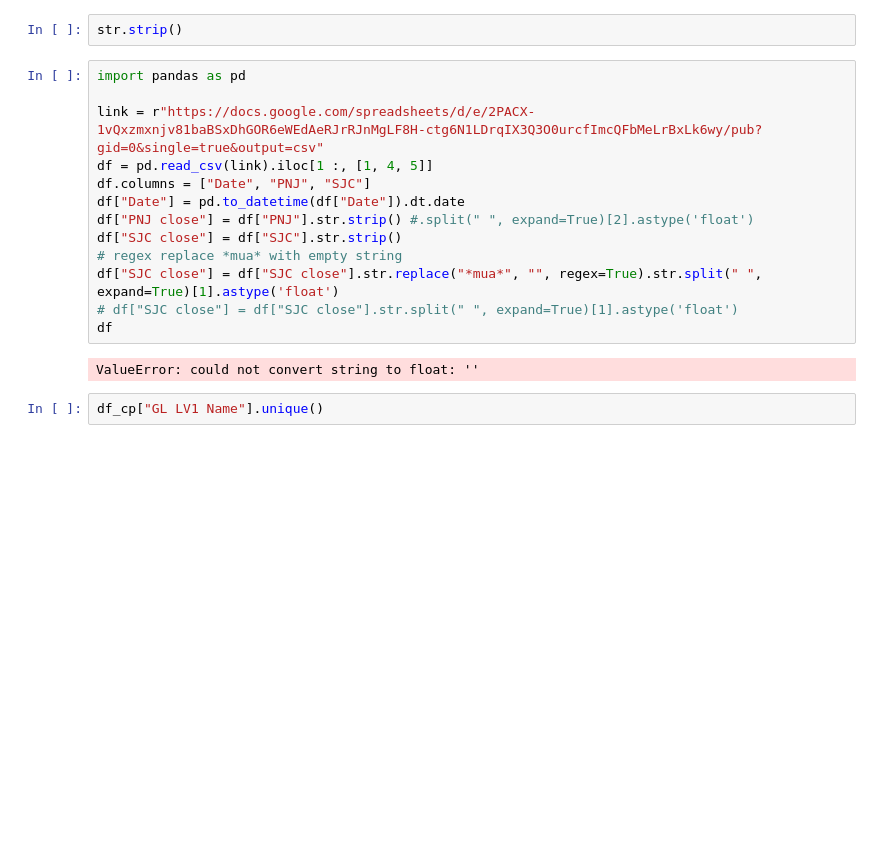
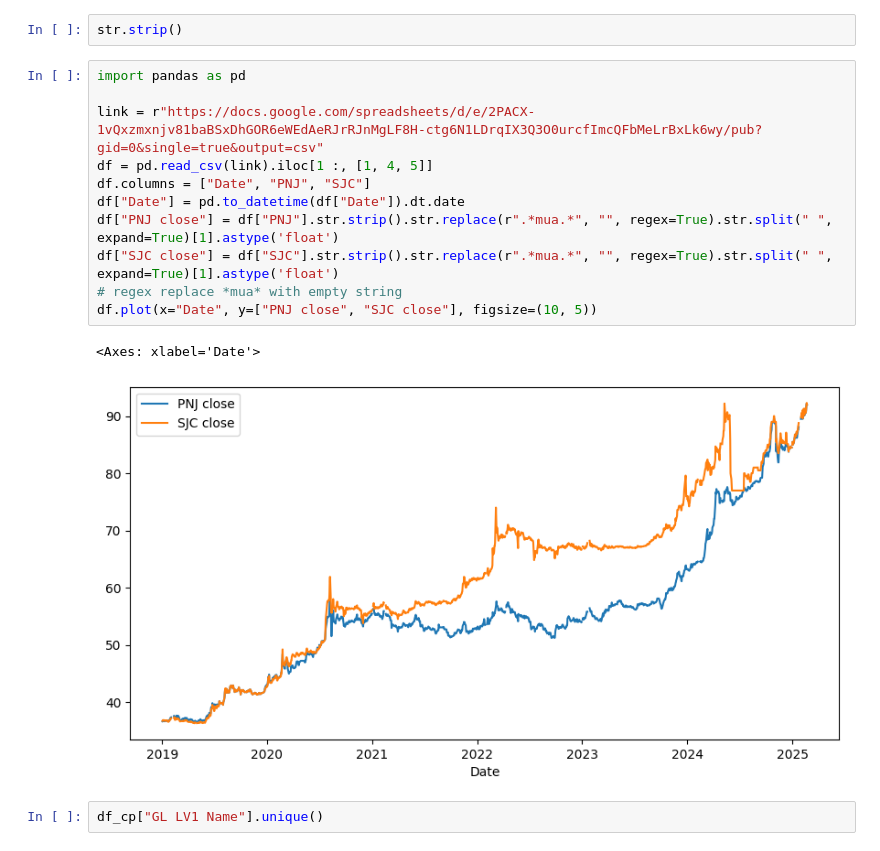
Before and after one commit to Huynh-Tr/report, a Jupyter notebook: dthu.ipynb, the cells around one changed output. Cells and saved outputs as stored; diff of their text form; blank space fills up the shorter version.

```diff
--- a/dthu.ipynb
+++ b/dthu.ipynb
@@ -413,18 +491,17 @@ str.strip()
 # %%
 import pandas as pd
 
 link = r"https://docs.google.com/spreadsheets/d/e/2PACX-1vQxzmxnjv81baBSxDhGOR6eWEdAeRJrRJnMgLF8H-ctg6N1LDrqIX3Q3O0urcfImcQFbMeLrBxLk6wy/pub?gid=0&single=true&output=csv"
 df = pd.read_csv(link).iloc[1 :, [1, 4, 5]]
 df.columns = ["Date", "PNJ", "SJC"]
 df["Date"] = pd.to_datetime(df["Date"]).dt.date
-df["PNJ close"] = df["PNJ"].str.strip() #.split(" ", expand=True)[2].astype('float')
-df["SJC close"] = df["SJC"].str.strip()
+df["PNJ close"] = df["PNJ"].str.strip().str.replace(r".*mua.*", "", regex=True).str.split(" ", expand=True)[1].astype('float')
+df["SJC close"] = df["SJC"].str.strip().str.replace(r".*mua.*", "", regex=True).str.split(" ", expand=True)[1].astype('float')
 # regex replace *mua* with empty string
-df["SJC close"] = df["SJC close"].str.replace("*mua*", "", regex=True).str.split(" ", expand=True)[1].astype('float')
-# df["SJC close"] = df["SJC close"].str.split(" ", expand=True)[1].astype('float')
-df
+df.plot(x="Date", y=["PNJ close", "SJC close"], figsize=(10, 5))
 # %% [output]
-ValueError: could not convert string to float: ''
+<Axes: xlabel='Date'>
+[figure, added]
 # %%
 df_cp["GL LV1 Name"].unique()
 # %% [output]
```
Also changed, not shown: parts of 4 cells of this notebook, 9 other files.
